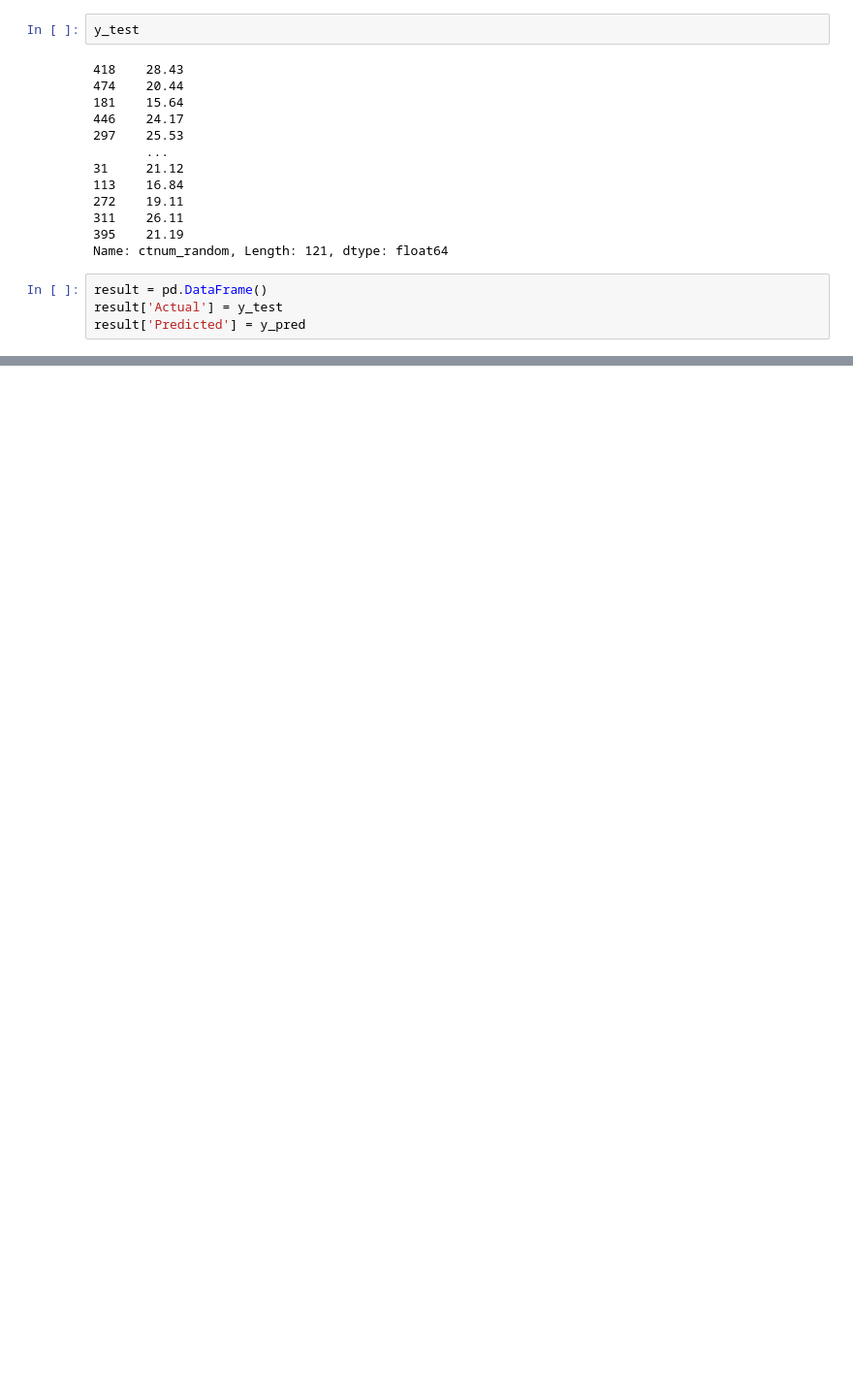
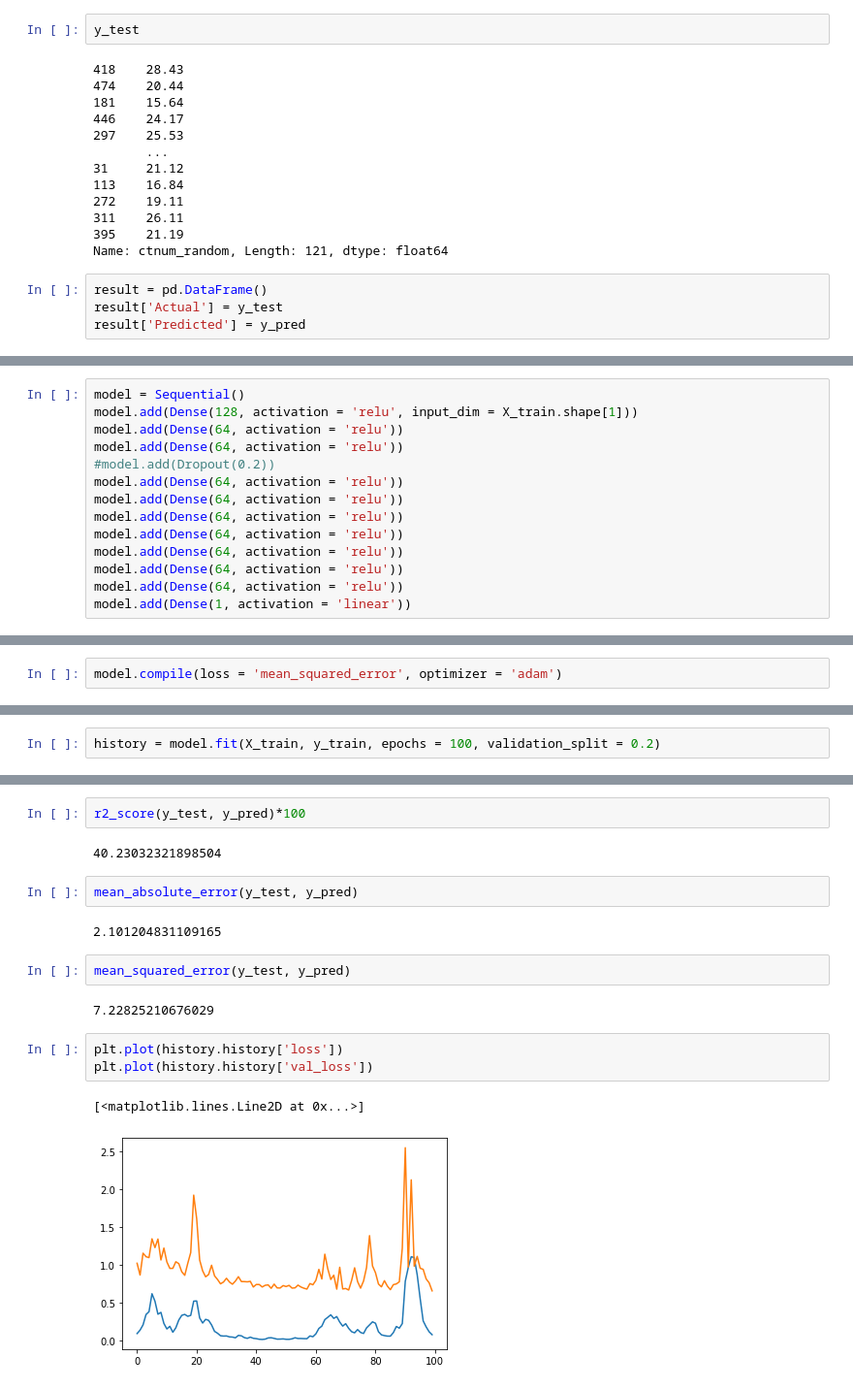
Before and after one commit to codebuzer/Bioactivity-Prediction-App, a Jupyter notebook: reg using dl.ipynb, the cells around one changed output, grey strips where cells are left out. Shown at 97% size. Cells and saved outputs as stored; diff of their text form; blank space fills up the shorter version.

```diff
--- a/reg using dl.ipynb
+++ b/reg using dl.ipynb
@@ -155,0 +524,14 @@ plt.plot(history.history['val_loss'])
+# %%
+model = Sequential()
+model.add(Dense(128, activation = 'relu', input_dim = X_train.shape[1]))
+model.add(Dense(64, activation = 'relu'))
+model.add(Dense(64, activation = 'relu'))
+#model.add(Dropout(0.2))
+model.add(Dense(64, activation = 'relu'))
+model.add(Dense(64, activation = 'relu'))
+model.add(Dense(64, activation = 'relu'))
+model.add(Dense(64, activation = 'relu'))
+model.add(Dense(64, activation = 'relu'))
+model.add(Dense(64, activation = 'relu'))
+model.add(Dense(64, activation = 'relu'))
+model.add(Dense(1, activation = 'linear'))
@@ -155,0 +558,2 @@ plt.plot(history.history['val_loss'])
+# %%
+model.compile(loss = 'mean_squared_error', optimizer = 'adam')
@@ -155,0 +562,2 @@ plt.plot(history.history['val_loss'])
+# %%
+history = model.fit(X_train, y_train, epochs = 100, validation_split = 0.2)
@@ -155,0 +586,18 @@ plt.plot(history.history['val_loss'])
+# %%
+r2_score(y_test, y_pred)*100
+# %% [output]
+40.23032321898504
+# %%
+mean_absolute_error(y_test, y_pred)
+# %% [output]
+2.101204831109165
+# %%
+mean_squared_error(y_test, y_pred)
+# %% [output]
+7.22825210676029
+# %%
+plt.plot(history.history['loss'])
+plt.plot(history.history['val_loss'])
+# %% [output]
+[<matplotlib.lines.Line2D at 0x...>]
+[figure, added]
```
Also changed, not shown: parts of 62 cells of this notebook, 1 other file.
